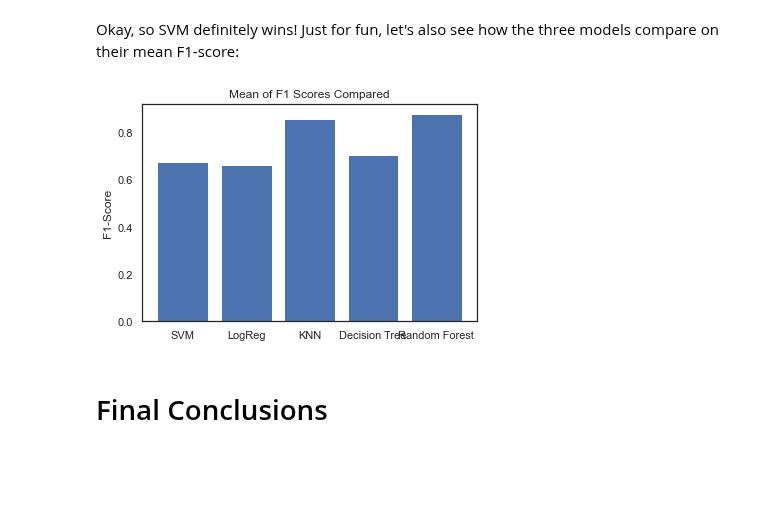
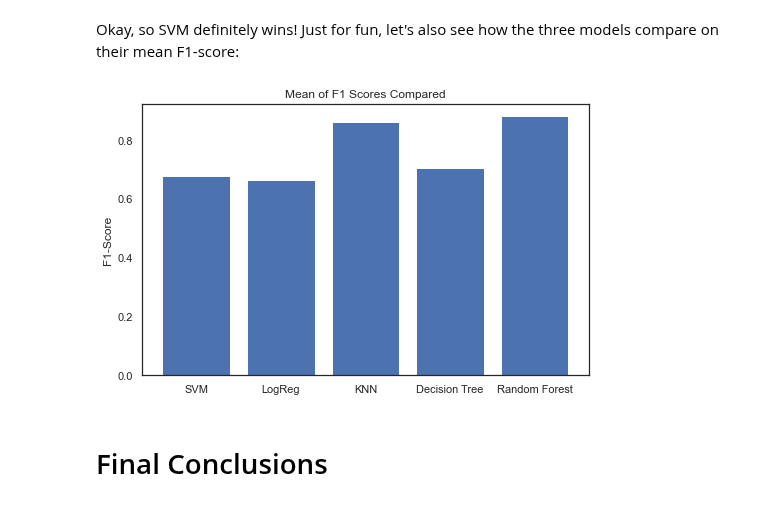
Before and after one commit to UPstartDeveloper/bookstore-classifier, a Jupyter notebook: classifications.ipynb, the cells around one changed output. Cells and saved outputs as stored; diff of their text form; code cells hidden in the pictures; blank space fills up the shorter version.

```diff
--- a/classifications.ipynb
+++ b/classifications.ipynb
@@ -1730,20 +1730,20 @@ Just for fun, let's also see how the three models compare on their mean F1-score
 # %%
 # bar plot to compare means
 means = [
     svm_scores[0],
     logreg_scores[0],
     knn_scores[0],
     dt_scores[0],
     rand_forest_scores[0]
 ]
 
-fig, ax = plt.subplots(figsize(4, ))
+fig, ax = plt.subplots(figsize=(8, 5))
 ax.set_ylabel('F1-Score')
 plt.title('Mean of F1 Scores Compared')
 plt.bar(labels, means)
 plt.show()
 # %% [output]
-[figure, old version]
+[figure, new version]
 # %% [markdown]
 # Final Conclusions
 # %% [markdown]
```
Also changed, not shown: parts of 2 cells of this notebook.
